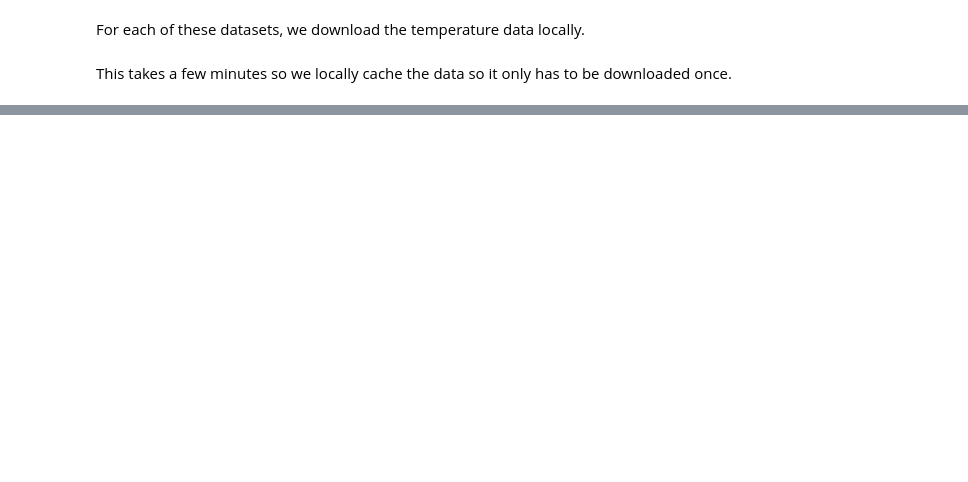
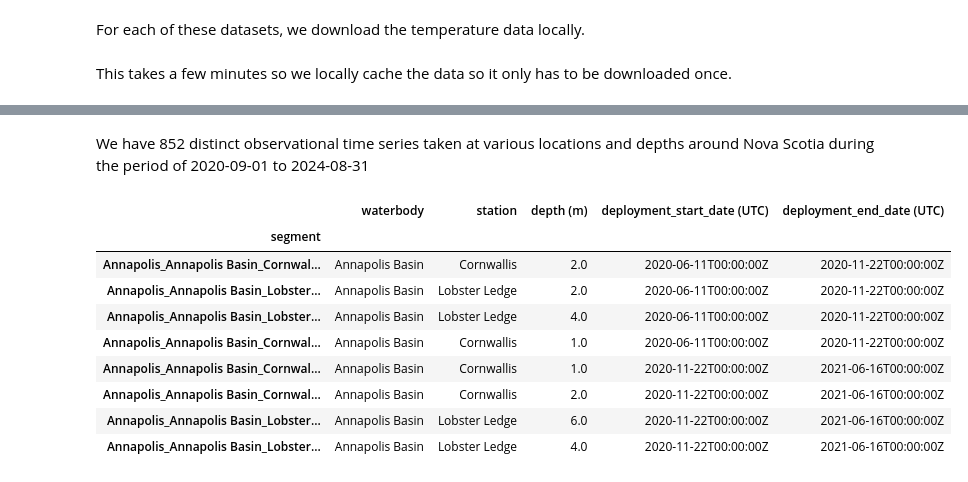
Before and after one commit to jmunroe/OceanDataImputation, a Jupyter notebook: DownloadData.ipynb, the cells around one changed output, grey strips where cells are left out. Saved outputs shown, nothing was run; the diff lists cells and outputs as text; code cells hidden in the pictures; blank space fills up the shorter version.

```diff
--- a/DownloadData.ipynb
+++ b/DownloadData.ipynb
@@ -57,11 +57,11 @@ e.variables = [
  'waterbody',
  'station',
 # 'sensor_type',
- 'sensor_serial_number',
+# 'sensor_serial_number',
 # 'rowSize',
 # 'lease',
- 'latitude',
- 'longitude',
+# 'latitude',
+# 'longitude',
  'deployment_start_date',
  'deployment_end_date',
 # 'string_configuration',
@@ -122,0 +127,37 @@ total 2.0G
+# %%
+os.makedirs('segments', exist_ok=True)
+
+all_segment_metadata = []
+for index, row in tqdm(list(df_CMAR_datasets.iterrows())):
+
+    csvfile = f"data/{row['county']}.csv"
+
+    df = pd.read_csv(csvfile)
+
+    df['segment'] = df[['waterbody', 'station', 'depth (m)',
+                     'deployment_start_date (UTC)', 'deployment_end_date (UTC)',
+                     ]].agg(lambda x: row['county'] + '_' + '_'.join([str(y) for y in x]), axis=1)
+
+    df_metadata = df[['segment', 'waterbody', 'station', 'depth (m)',
+                     'deployment_start_date (UTC)', 'deployment_end_date (UTC)',
+                     ]]
+
+    df_metadata = df_metadata.drop_duplicates()
+    all_segment_metadata.append(df_metadata)
+
+    df_data = df.drop(columns=['waterbody', 'station', 'depth (m)',
+                                 'deployment_start_date (UTC)', 'deployment_end_date (UTC)',
+                              ])
+
+    df_data = df_data.sort_values(by=['segment', 'time (UTC)'])
+
+    df_data.set_index(['segment', 'time (UTC)'], inplace=True)
+
+    for key, segment_df in df_data.groupby(level=0):
+        csvfile = f'segments/{key}.csv'
+        segment_df = segment_df.droplevel(0)
+        segment_df.to_csv(csvfile)
+
+df_metadata = pd.concat(all_segment_metadata)
+df_metadata.set_index('segment', inplace=True)
+df_metadata.to_csv('metadata.csv')
@@ -122,0 +168,15 @@ total 2.0G
+# %% [markdown]
+We have 852 distinct observational time series taken at various locations and depths around Nova Scotia during the period of 2020-09-01 to 2024-08-31
+# %%
+df_metadata.head(8)
+# %% [output]
+|  | waterbody | station | depth (m) | deployment_start_date (UTC) | deployment_end_date (UTC) |
+| segment |  |  |  |  |  |
+| Annapolis_Annapolis Basin_Cornwal... | Annapolis Basin | Cornwallis | 2.0 | 2020-06-11T00:00:00Z | 2020-11-22T00:00:00Z |
+| Annapolis_Annapolis Basin_Lobster... | Annapolis Basin | Lobster Ledge | 2.0 | 2020-06-11T00:00:00Z | 2020-11-22T00:00:00Z |
+| Annapolis_Annapolis Basin_Lobster... | Annapolis Basin | Lobster Ledge | 4.0 | 2020-06-11T00:00:00Z | 2020-11-22T00:00:00Z |
+| Annapolis_Annapolis Basin_Cornwal... | Annapolis Basin | Cornwallis | 1.0 | 2020-06-11T00:00:00Z | 2020-11-22T00:00:00Z |
+| Annapolis_Annapolis Basin_Cornwal... | Annapolis Basin | Cornwallis | 1.0 | 2020-11-22T00:00:00Z | 2021-06-16T00:00:00Z |
+| Annapolis_Annapolis Basin_Cornwal... | Annapolis Basin | Cornwallis | 2.0 | 2020-11-22T00:00:00Z | 2021-06-16T00:00:00Z |
+| Annapolis_Annapolis Basin_Lobster... | Annapolis Basin | Lobster Ledge | 6.0 | 2020-11-22T00:00:00Z | 2021-06-16T00:00:00Z |
+| Annapolis_Annapolis Basin_Lobster... | Annapolis Basin | Lobster Ledge | 4.0 | 2020-11-22T00:00:00Z | 2021-06-16T00:00:00Z |
```
Also changed, not shown: parts of 8 cells of this notebook, 17 other files.
